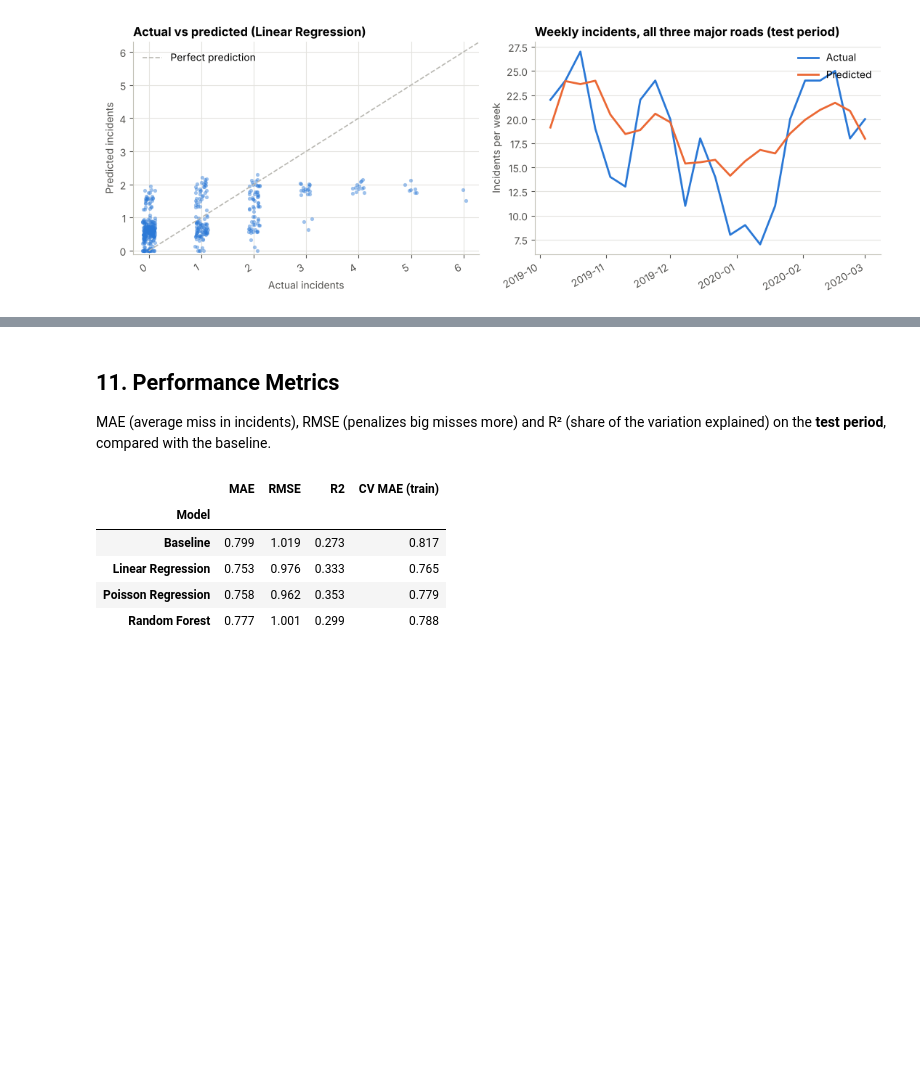
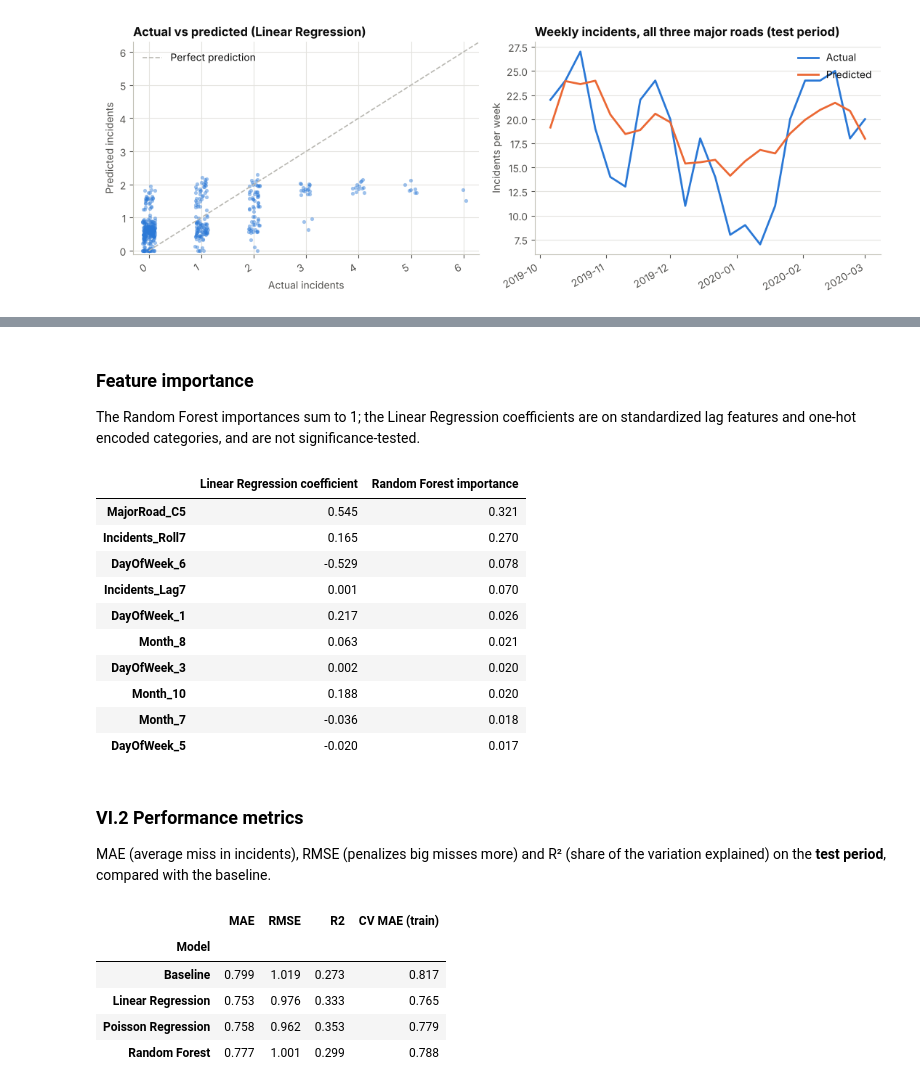
Before and after one commit to ralphflores-exe/CASE_STUDY, a Jupyter notebook: Pasig_Traffic_Incident_Regression.ipynb, the cells around one changed output, grey strips where cells are left out. Drawn from its saved outputs; the diff is of its cells as text; code cells hidden in the pictures; blank space fills up the shorter version.

```diff
--- a/Pasig_Traffic_Incident_Regression.ipynb
+++ b/Pasig_Traffic_Incident_Regression.ipynb
@@ -752,5 +810,27 @@ plt.tight_layout(); plt.show()
+# %% [markdown]
+### Feature importance
+
+The Random Forest importances sum to 1; the Linear Regression coefficients are on standardized lag features and one-hot encoded categories, and are not significance-tested.
+# %%
+fn = [i.replace('cat__', '').replace('num__', '') for i in pipes['Random Forest'].named_steps['prep'].get_feature_names_out()]
+lr = pipes['Linear Regression'].named_steps['model']
+rf = pipes['Random Forest'].named_steps['model']
+imp_table = pd.DataFrame({'Linear Regression coefficient': lr.coef_, 'Random Forest importance': rf.feature_importances_}, index=fn)
+imp_table.sort_values('Random Forest importance', ascending=False).head(10).round(3)
+# %% [output]
+|  | Linear Regression coefficient | Random Forest importance |
+| MajorRoad_C5 | 0.545 | 0.321 |
+| Incidents_Roll7 | 0.165 | 0.270 |
+| DayOfWeek_6 | -0.529 | 0.078 |
+| Incidents_Lag7 | 0.001 | 0.070 |
+| DayOfWeek_1 | 0.217 | 0.026 |
+| Month_8 | 0.063 | 0.021 |
+| DayOfWeek_3 | 0.002 | 0.020 |
+| Month_10 | 0.188 | 0.020 |
+| Month_7 | -0.036 | 0.018 |
+| DayOfWeek_5 | -0.020 | 0.017 |
 # %% [markdown]
-## 11. Performance Metrics
+### VI.2 Performance metrics
 
 MAE (average miss in incidents), RMSE (penalizes big misses more) and R² (share of the variation explained) on the **test period**, compared with the baseline.
 # %%
```
Also changed, not shown: parts of 38 cells of this notebook.
